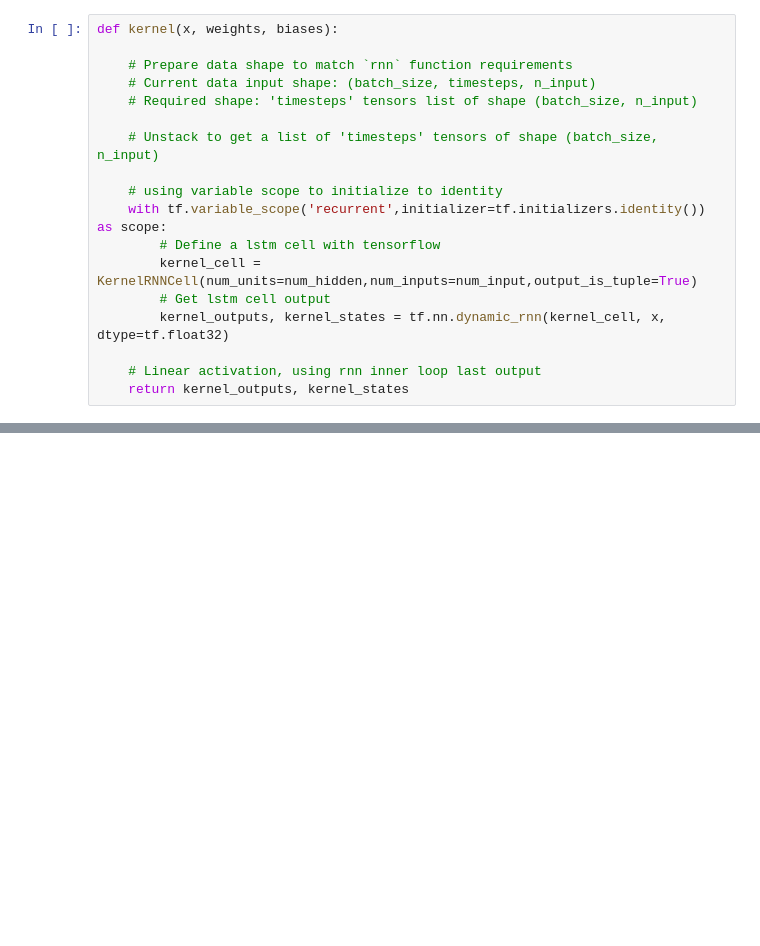
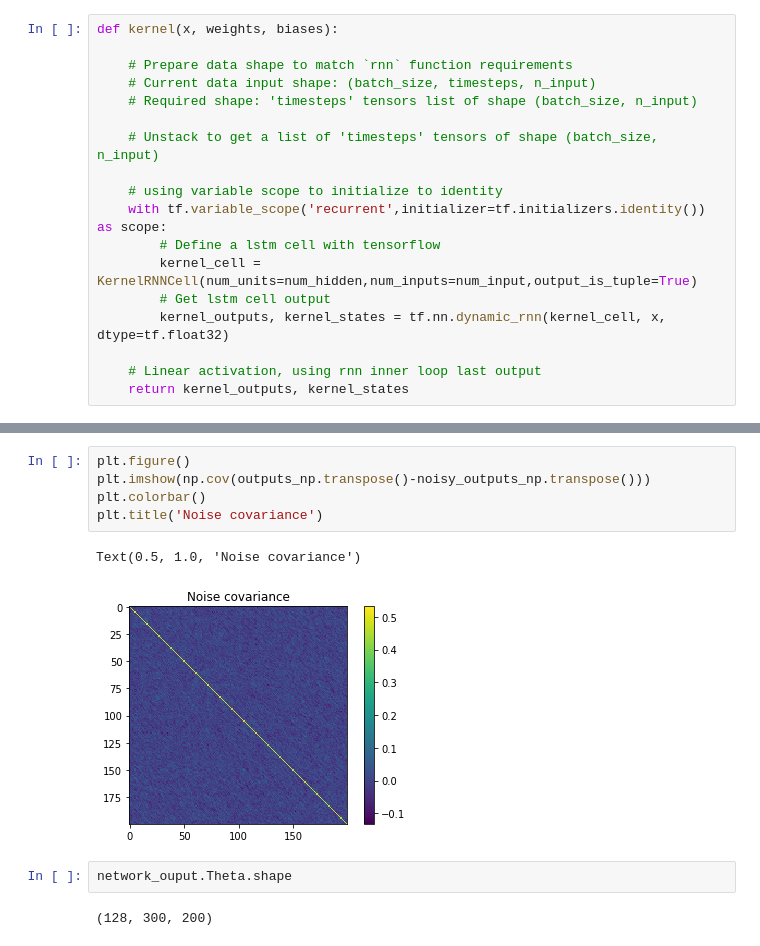
Before and after one commit to eghbalhosseini/KeRNL, a Jupyter notebook: kernel_irnn_cell_with.ipynb, the cells around one changed output, grey strips where cells are left out. Drawn from its saved outputs; the diff is of its cells as text; blank space fills up the shorter version.

```diff
--- a/kernel_irnn_cell_with.ipynb
+++ b/kernel_irnn_cell_with.ipynb
@@ -445,0 +495,12 @@ AttributeError: 'KernelRNNOutputTuple' object has no attribute 'name'
+# %%
+plt.figure()
+plt.imshow(np.cov(outputs_np.transpose()-noisy_outputs_np.transpose()))
+plt.colorbar()
+plt.title('Noise covariance')
+# %% [output]
+Text(0.5, 1.0, 'Noise covariance')
+[figure, added]
+# %%
+network_ouput.Theta.shape
+# %% [output]
+(128, 300, 200)
```
Also changed, not shown: parts of 16 cells of this notebook.
